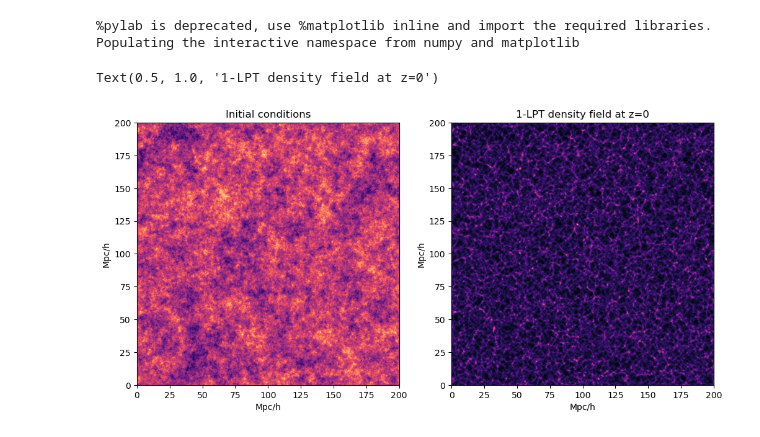
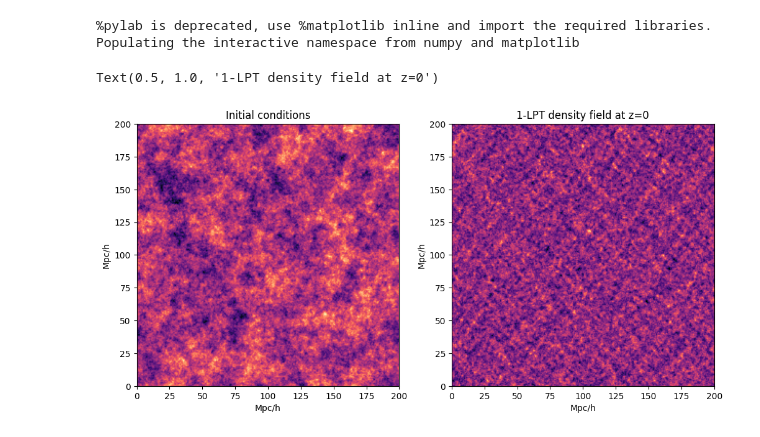
Before and after one commit to liuxx479/JaxPM, a Jupyter notebook: scripts/eval_decomp_lpt.ipynb, the cells around one changed output. Drawn from its saved outputs; the diff is of its cells as text; code cells hidden in the pictures.

```diff
--- a/scripts/eval_decomp_lpt.ipynb
+++ b/scripts/eval_decomp_lpt.ipynb
@@ -3,22 +3,41 @@
 # %% [output]
 %pylab is deprecated, use %matplotlib inline and import the required libraries.
 Populating the interactive namespace from numpy and matplotlib
+# %%
+pdims=(2 ,2)
+init_field_slices = []
+field_slices = []
+
+for i in range(pdims[0]):
+    row_init_field = []
+    row_field = []
+    for j in range(pdims[1]):
+        slice_index = i + j * pdims[0]
+        row_field.append(np.load(f'field_{slice_index}.npy'))
+        row_init_field.append(np.load(f'initial_conditions_{slice_index}.npy'))
+
+    field_slices.append(np.hstack(row_field))
+    init_field_slices.append(np.hstack(row_init_field))
+
+field = np.vstack(field_slices)
+initial_conditions = np.vstack(init_field_slices)
 # %%
-field = np.load('field.npy')
-initial_conditions = np.load('initial_conditions.npy')
+#initial_conditions = np.load(f'initial_conditions_gathered.npy')
+#field = np.load(f'field_gathered.npy')
 
 figure(figsize=(12,6))
-proj_axis = 0
+proj_axis = 2
+box_size=200
 subplot(121)
-imshow(initial_conditions[:32].sum(axis=proj_axis), cmap='magma', extent=[0, 200, 0, 200])
+imshow(initial_conditions.sum(axis=proj_axis), cmap='magma', extent=[0, box_size, 0, box_size])
 xlabel('Mpc/h')
 ylabel('Mpc/h')
 title('Initial conditions')
 subplot(122)
-imshow(field[:32].sum(axis=proj_axis), cmap='magma', extent=[0,200,0,200])
+imshow(field.sum(axis=proj_axis), cmap='magma', extent=[0,box_size,0,box_size])
 xlabel('Mpc/h')
 ylabel('Mpc/h')
 title('1-LPT density field at z=0')
 # %% [output]
 Text(0.5, 1.0, '1-LPT density field at z=0')
-[figure, old version]
+[figure, new version]
```
Also changed, not shown: parts of 4 cells of this notebook, 1 other file.
